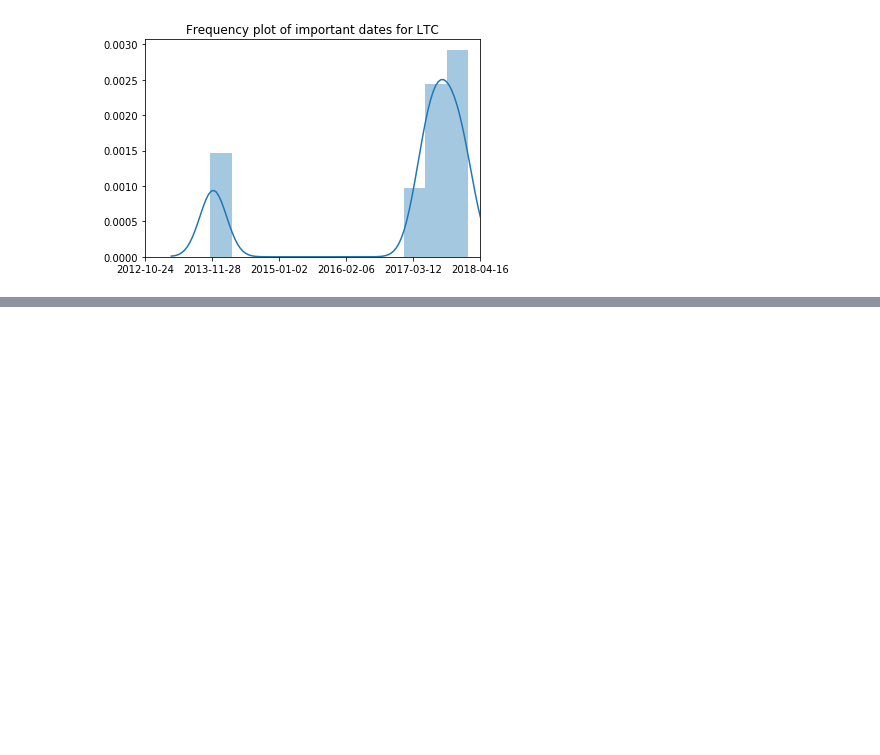
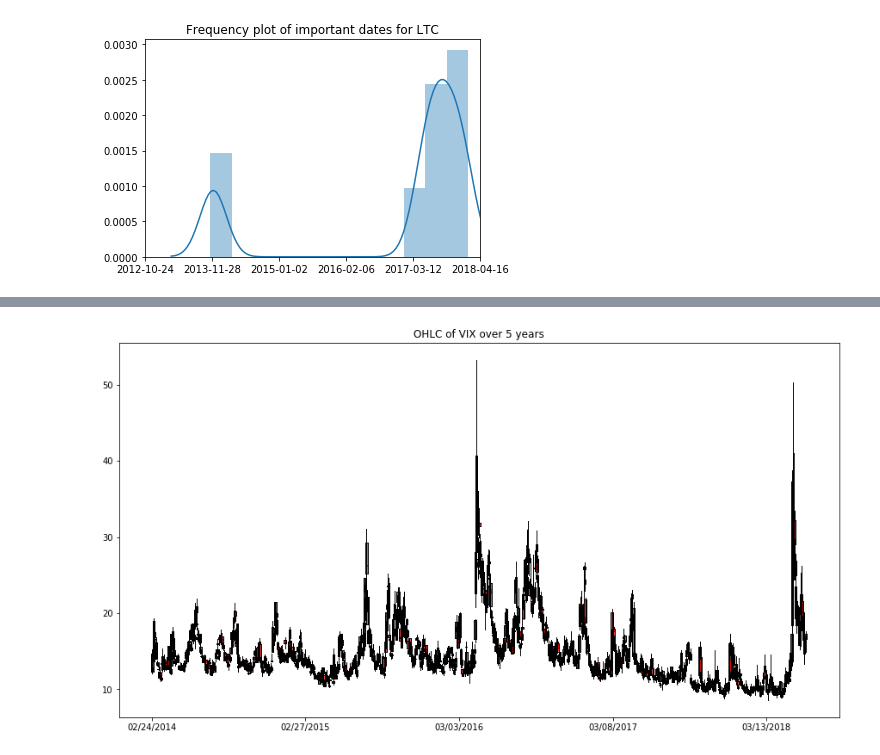
Before and after one commit to mhorton20916/project_one, a Jupyter notebook: crypto_comparison.ipynb, the cells around one changed output, grey strips where cells are left out. Cells and saved outputs as stored; diff of their text form; code cells hidden in the pictures; blank space fills up the shorter version.

```diff
--- a/crypto_comparison.ipynb
+++ b/crypto_comparison.ipynb
@@ -515,0 +518,6 @@ plt.show()
+# %%
+vix_df = pd.read_csv('historical_data/vixcurrent.csv',header=1)
+vix_df = vix_df.drop([x for x in range(vix_df.index[vix_df['Date']=='2/19/2013'].tolist()[0])])
+
+vix_df.reset_index(inplace=True,drop=True)
+vix_df.head()
@@ -515,0 +531,14 @@ plt.show()
+# %%
+fig, ax = plt.subplots()
+fig.set_size_inches(w=15,h=8,forward=True)
+candlestick2_ohlc(ax,vix_df['VIX Open'],vix_df['VIX High'],vix_df['VIX Low'],vix_df['VIX Close'])
+plt.title('OHLC of VIX over 5 years')
+
+num_ticks = 5
+
+inv_ticks = int(len(vix_df['Date'])/num_ticks)
+plt.xticks([i for i in range(num_ticks)],[vix_df['Date'][inv_ticks*i] for i in range(num_ticks+1)])
+ax.xaxis.set_major_locator(ticker.MaxNLocator(num_ticks))
+plt.show()
+# %% [output]
+[figure, added]
```
Also changed, not shown: parts of 4 cells of this notebook, 4 other files.
